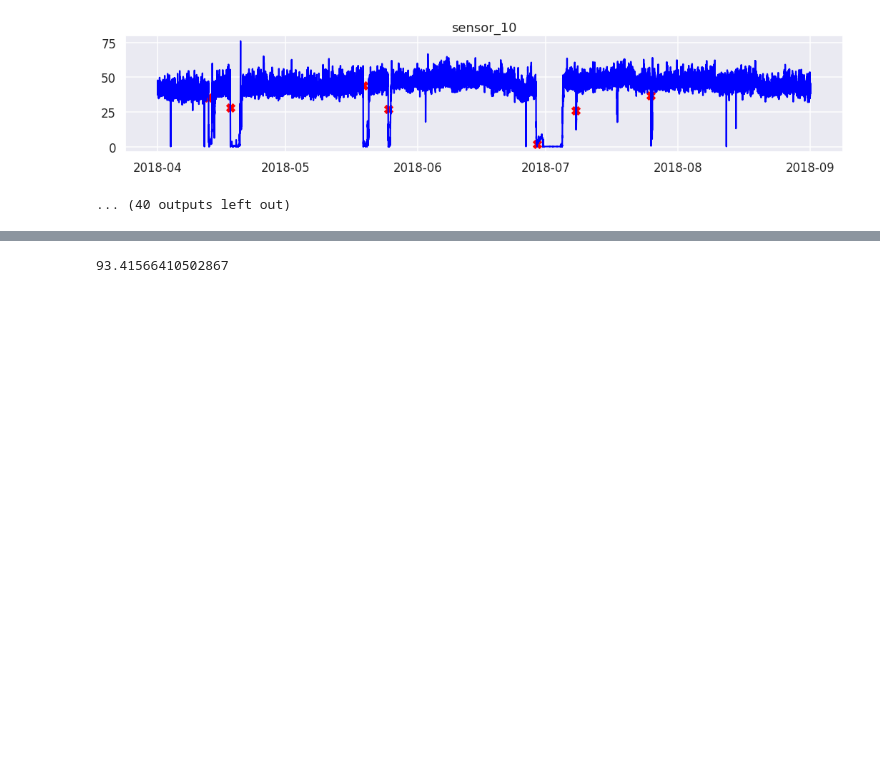
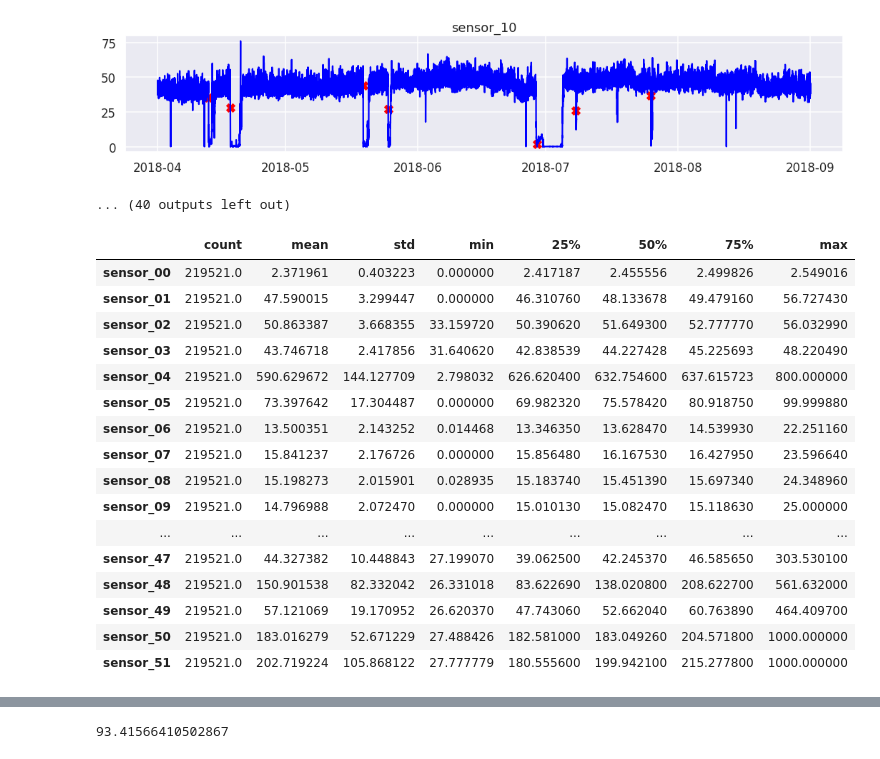
Before and after one commit to ParhamKnt/INSE6310, a Jupyter notebook: INSE6310FinalProject.ipynb, the cells around one changed output, grey strips where cells are left out. Cells and saved outputs as stored; diff of their text form; code cells hidden in the pictures; blank space fills up the shorter version.

```diff
--- a/INSE6310FinalProject.ipynb
+++ b/INSE6310FinalProject.ipynb
@@ -193,3 +193,24 @@ for name in names:
 [figure]
 [figure]
 ... (40 outputs left out)
+# %%
+dfnounnamed=df.drop(['Unnamed: 0'],axis=1)
+dfnounnamed.describe().T
+# %% [output]
+|  | count | mean | std | min | 25% | 50% | 75% | max |
+| sensor_00 | 219521.0 | 2.371961 | 0.403223 | 0.000000 | 2.417187 | 2.455556 | 2.499826 | 2.549016 |
+| sensor_01 | 219521.0 | 47.590015 | 3.299447 | 0.000000 | 46.310760 | 48.133678 | 49.479160 | 56.727430 |
+| sensor_02 | 219521.0 | 50.863387 | 3.668355 | 33.159720 | 50.390620 | 51.649300 | 52.777770 | 56.032990 |
+| sensor_03 | 219521.0 | 43.746718 | 2.417856 | 31.640620 | 42.838539 | 44.227428 | 45.225693 | 48.220490 |
+| sensor_04 | 219521.0 | 590.629672 | 144.127709 | 2.798032 | 626.620400 | 632.754600 | 637.615723 | 800.000000 |
+| sensor_05 | 219521.0 | 73.397642 | 17.304487 | 0.000000 | 69.982320 | 75.578420 | 80.918750 | 99.999880 |
+| sensor_06 | 219521.0 | 13.500351 | 2.143252 | 0.014468 | 13.346350 | 13.628470 | 14.539930 | 22.251160 |
+| sensor_07 | 219521.0 | 15.841237 | 2.176726 | 0.000000 | 15.856480 | 16.167530 | 16.427950 | 23.596640 |
+| sensor_08 | 219521.0 | 15.198273 | 2.015901 | 0.028935 | 15.183740 | 15.451390 | 15.697340 | 24.348960 |
+| sensor_09 | 219521.0 | 14.796988 | 2.072470 | 0.000000 | 15.010130 | 15.082470 | 15.118630 | 25.000000 |
+| ... | ... | ... | ... | ... | ... | ... | ... | ... |
+| sensor_47 | 219521.0 | 44.327382 | 10.448843 | 27.199070 | 39.062500 | 42.245370 | 46.585650 | 303.530100 |
+| sensor_48 | 219521.0 | 150.901538 | 82.332042 | 26.331018 | 83.622690 | 138.020800 | 208.622700 | 561.632000 |
+| sensor_49 | 219521.0 | 57.121069 | 19.170952 | 26.620370 | 47.743060 | 52.662040 | 60.763890 | 464.409700 |
+| sensor_50 | 219521.0 | 183.016279 | 52.671229 | 27.488426 | 182.581000 | 183.049260 | 204.571800 | 1000.000000 |
+| sensor_51 | 219521.0 | 202.719224 | 105.868122 | 27.777779 | 180.555600 | 199.942100 | 215.277800 | 1000.000000 |
```
Also changed, not shown: parts of 10 cells of this notebook.
